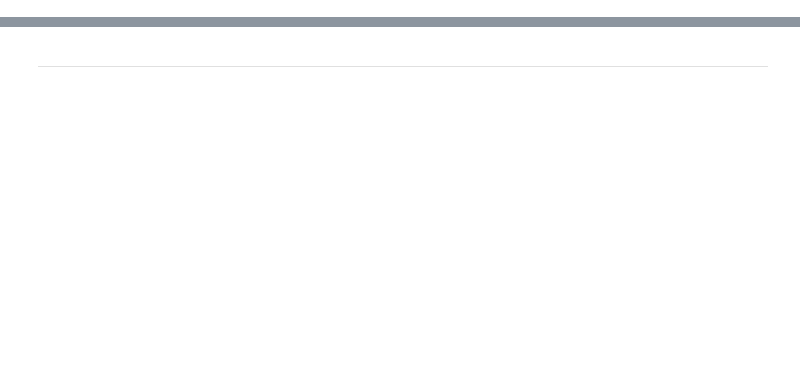
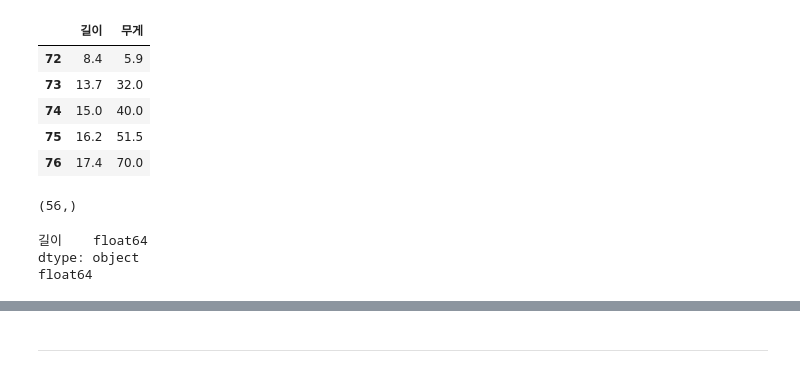
Before and after one commit to catac1/machine_learning, a Jupyter notebook: 물고기.ipynb, the cells around one changed output, grey strips where cells are left out. Saved outputs shown, nothing was run; the diff lists cells and outputs as text; code cells hidden in the pictures; blank space fills up the shorter version.

```diff
--- a/물고기.ipynb
+++ b/물고기.ipynb
@@ -8,0 +92,20 @@ df.rename(columns=dict(zip(df.columns.to_list(),["종류", "무게", "길이", "
+# %%
+df1.head(5)
+# %% [output]
+|  | 길이 | 무게 |
+| 72 | 8.4 | 5.9 |
+| 73 | 13.7 | 32.0 |
+| 74 | 15.0 | 40.0 |
+| 75 | 16.2 | 51.5 |
+| 76 | 17.4 | 70.0 |
+# %%
+df1['길이'].shape
+# %% [output]
+(56,)
+# %%
+print(df1[['길이']].dtypes)
+print(df1['길이'].dtypes)
+# %% [output]
+길이    float64
+dtype: object
+float64
```
Also changed, not shown: parts of 56 cells of this notebook, 3 other files.
